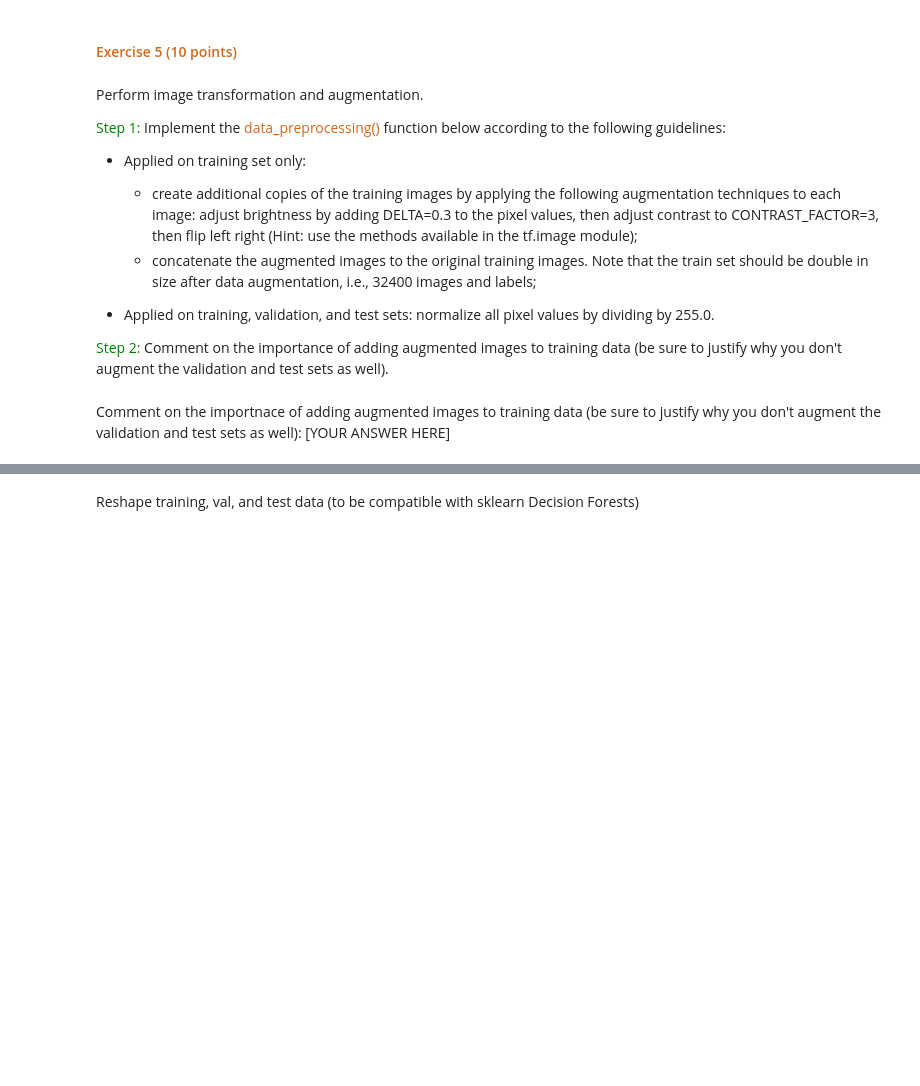
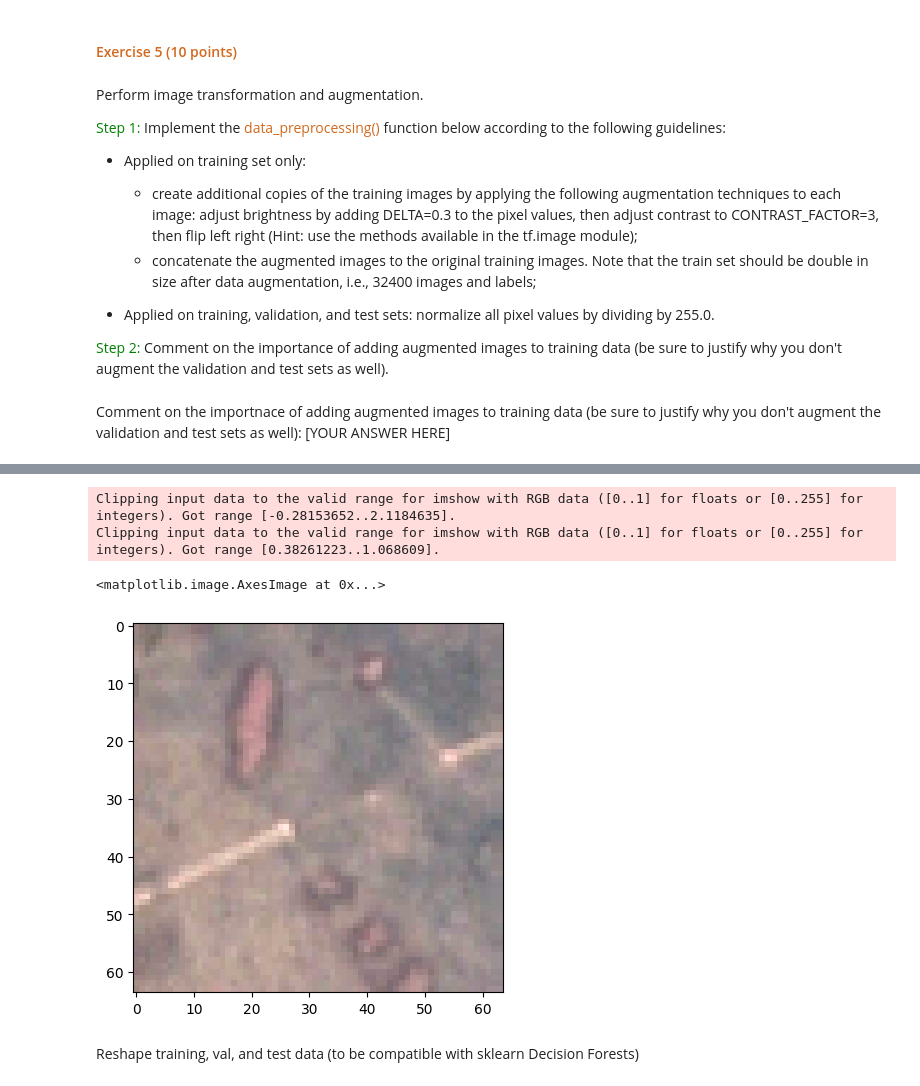
Before and after one commit to dabingougou/207, a Jupyter notebook: week_7/07 Decision Forests.ipynb, the cells around one changed output, grey strips where cells are left out. Saved outputs shown, nothing was run; the diff lists cells and outputs as text; code cells hidden in the pictures; blank space fills up the shorter version.

```diff
--- a/week_7/07 Decision Forests.ipynb
+++ b/week_7/07 Decision Forests.ipynb
@@ -243,0 +257,13 @@ encoded_labels_classes = list(encoder.classes_) # store mapping generated by the
+# %%
+np.random.seed(1234)
+indices = np.arange(images.shape[0])
+indices_shuffled = np.random.permutation(indices)
+indices_shuffled.shape
+
+images[indices_shuffled,:,:]
+#images[indices]
+labels[indices_shuffled]
+splits = (0.6, 0.1, 0.3)
+
+np.multiply(splits, 10)
+#a, b, c, d = split_data(images_shuffled, labels_shuffled)
@@ -271,10 +299,25 @@ def split_data(images, labels, split):
 
     # shuffle data
     # FILL IN CODE HERE #
+    indices = np.arange(images.shape[0])
+    indices_shuffled = np.random.permutation(indices)
+
+    images_shuffled = images[indices_shuffled,:,:,:]
+    labels_shuffled = labels[indices_shuffled]
 
     # create data splits
     # FILL IN CODE HERE #
 
+    # Note that the train_test_split() method is imported in a cell immediately above
+
+    # First to split into train_val and test
+    #X_train_val, X_test, Y_train_val, Y_test = train_test_split()
+
+    split = np.multiply(split, labels.shape[0]).astype(int)
+
+    X_train, X_val, X_test = np.split(images_shuffled, [split[0], split[0] + split[1]])
+    y_train, y_val, y_test = np.split(labels_shuffled, [split[0], split[0] + split[1]])
+
     return X_train, y_train, X_val, y_val, X_test, y_test
 # %%
 # define splits
@@ -328,16 +378,18 @@ def data_preprocessing(X, y, data_partition='train'):
     # image augmentation on training data
     if data_partition=="train":
         # adjust brightness
-        X_augm = '' # FILL IN CODE HERE #
+
+        # Note the data type for X! Reminder for myself
+        X_augm = tf.image.adjust_brightness(X, delta=DELTA) # FILL IN CODE HERE #
 
         # adjust contrast
-        X_augm = '' # FILL IN CODE HERE #
+        X_augm = tf.image.adjust_contrast(X_augm, contrast_factor=CONTRAST_FACTOR) # FILL IN CODE HERE #
 
         # random flip
-        X_augm = '' # FILL IN CODE HERE #
+        X_augm = tf.image.flip_left_right(X_augm, ) # FILL IN CODE HERE #
 
         # concatenate original X and augmented X_aug data
-        X = '' # FILL IN CODE HERE #
+        X = tf.concat([X, X_augm], axis=0) # FILL IN CODE HERE #
 
         # concatenate y_train (note the label is preserved)
         y_augm = y
@@ -352,6 +404,8 @@ def data_preprocessing(X, y, data_partition='train'):
     # rescale image by dividing each pixel by 255.0
     # FILL IN CODE HERE #
 
+    X = X / 255
+
     return X, y
 # %% [markdown]
 Comment on the importnace of adding augmented images to training data (be sure to justify why you don't augment the validation and test sets as well): [YOUR ANSWER HERE]
@@ -369,3 +428,13 @@ print('Shape of test images ', X_test.shape)
+# %%
+# To be removed
+plt.imshow(X_train[1])
+
+plt.imshow(X_train[200])
+# %% [output]
+Clipping input data to the valid range for imshow with RGB data ([0..1] for floats or [0..255] for integers). Got range [-0.28153652..2.1184635].
+Clipping input data to the valid range for imshow with RGB data ([0..1] for floats or [0..255] for integers). Got range [0.38261223..1.068609].
+<matplotlib.image.AxesImage at 0x...>
+[figure, added]
 # %% [markdown]
 Reshape training, val, and test data (to be compatible with sklearn Decision Forests)
 # %%
```
Also changed, not shown: parts of 18 cells of this notebook.
